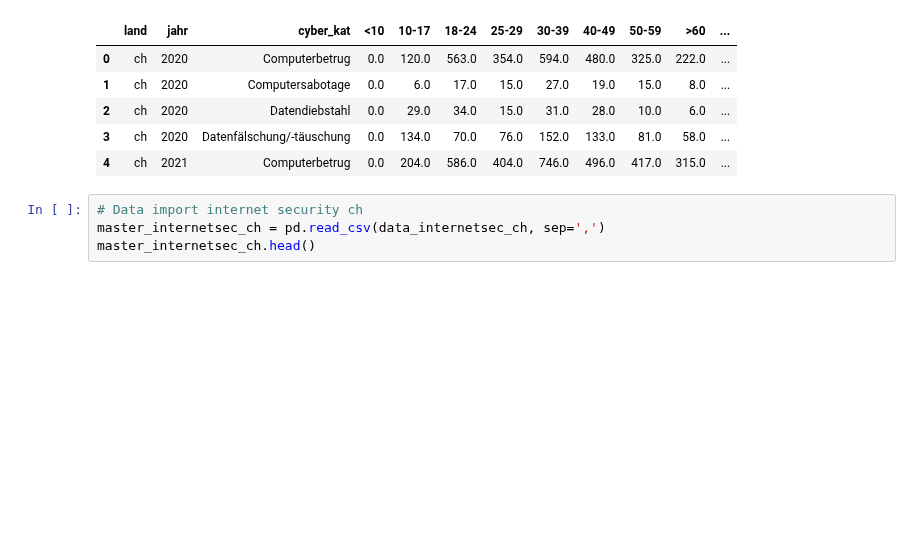
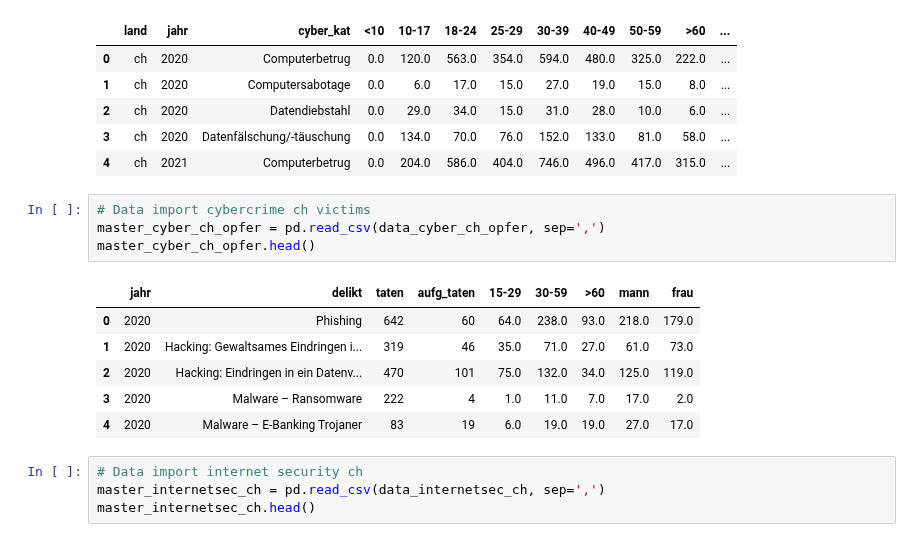
Before and after one commit to baumannf/bina_module, a Jupyter notebook: BINA_LN1_CybercrimeVisualisation.ipynb, the cells around one changed output. Drawn from its saved outputs; the diff is of its cells as text; blank space fills up the shorter version.

```diff
--- a/BINA_LN1_CybercrimeVisualisation.ipynb
+++ b/BINA_LN1_CybercrimeVisualisation.ipynb
@@ -58,6 +47,17 @@ master_cyber_dch_taeter.head()
 | 2 | ch | 2020 | Datendiebstahl | 0.0 | 29.0 | 34.0 | 15.0 | 31.0 | 28.0 | 10.0 | 6.0 | ... |
 | 3 | ch | 2020 | Datenfälschung/-täuschung | 0.0 | 134.0 | 70.0 | 76.0 | 152.0 | 133.0 | 81.0 | 58.0 | ... |
 | 4 | ch | 2021 | Computerbetrug | 0.0 | 204.0 | 586.0 | 404.0 | 746.0 | 496.0 | 417.0 | 315.0 | ... |
+# %%
+# Data import cybercrime ch victims
+master_cyber_ch_opfer = pd.read_csv(data_cyber_ch_opfer, sep=',')
+master_cyber_ch_opfer.head()
+# %% [output]
+|  | jahr | delikt | taten | aufg_taten | 15-29 | 30-59 | >60 | mann | frau |
+| 0 | 2020 | Phishing | 642 | 60 | 64.0 | 238.0 | 93.0 | 218.0 | 179.0 |
+| 1 | 2020 | Hacking: Gewaltsames Eindringen i... | 319 | 46 | 35.0 | 71.0 | 27.0 | 61.0 | 73.0 |
+| 2 | 2020 | Hacking: Eindringen in ein Datenv... | 470 | 101 | 75.0 | 132.0 | 34.0 | 125.0 | 119.0 |
+| 3 | 2020 | Malware – Ransomware | 222 | 4 | 1.0 | 11.0 | 7.0 | 17.0 | 2.0 |
+| 4 | 2020 | Malware – E-Banking Trojaner | 83 | 19 | 6.0 | 19.0 | 19.0 | 27.0 | 17.0 |
 # %%
 # Data import internet security ch
 master_internetsec_ch = pd.read_csv(data_internetsec_ch, sep=',')
```
Also changed, not shown: parts of 13 cells of this notebook.
